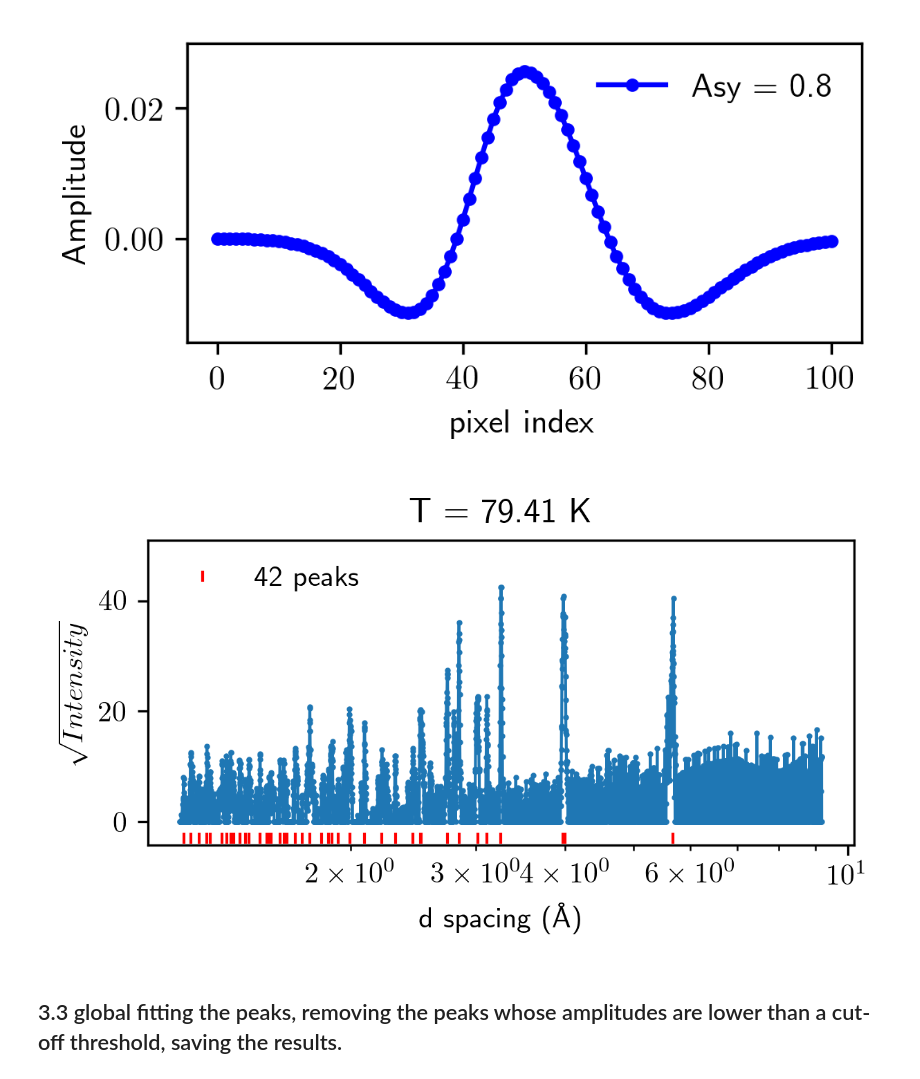
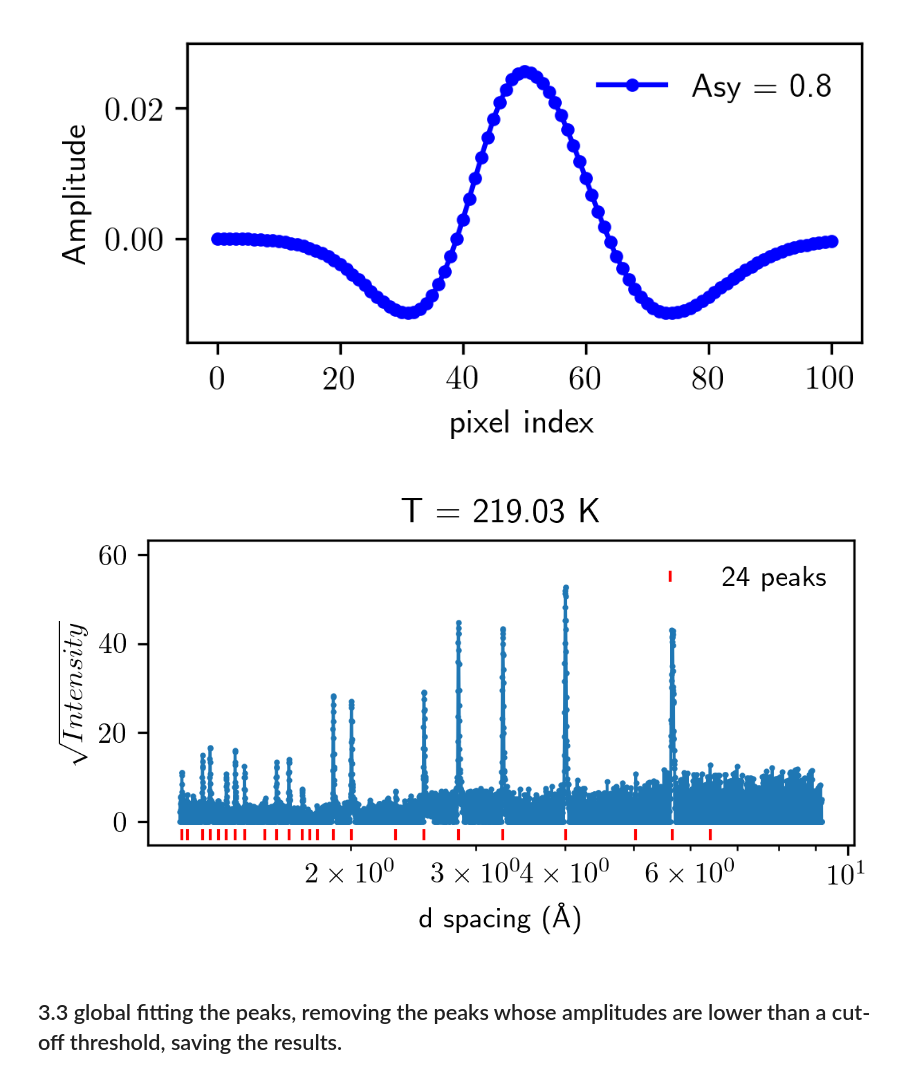
Before and after one commit to yaohualiu/NPD, a Jupyter notebook: NPD_Q3.ipynb, the cells around one changed output. Saved outputs shown, nothing was run; the diff lists cells and outputs as text; code cells hidden in the pictures.

```diff
--- a/NPD_Q3.ipynb
+++ b/NPD_Q3.ipynb
@@ -495,15 +495,15 @@ plt.tight_layout()
 # %% [output]
 [figure]
 # %%
-temp = 80
+temp = 220
 data = intsy_rmbkg[(abs(temps-temp)).argmin()]
 peakind = _find_peaks_byindx(data)
 filename = "Q3/Figs/peakfinding_asyricker_%dK" %(temp)
 plt.figure(figsize(4.2, 2.4))
 plot_peakloc_indx(intsy_rmbkg, temps, dd_cs, peakind,
                   par_val=temp, outputfilename = filename)
 # %% [output]
-[figure, old version]
+[figure, new version]
 # %% [markdown]
 ## 3.3 global fitting the peaks, removing the peaks whose amplitudes are lower than a cut-off threshold, saving the results.
 # %%
```
Also changed, not shown: parts of 9 cells of this notebook.
